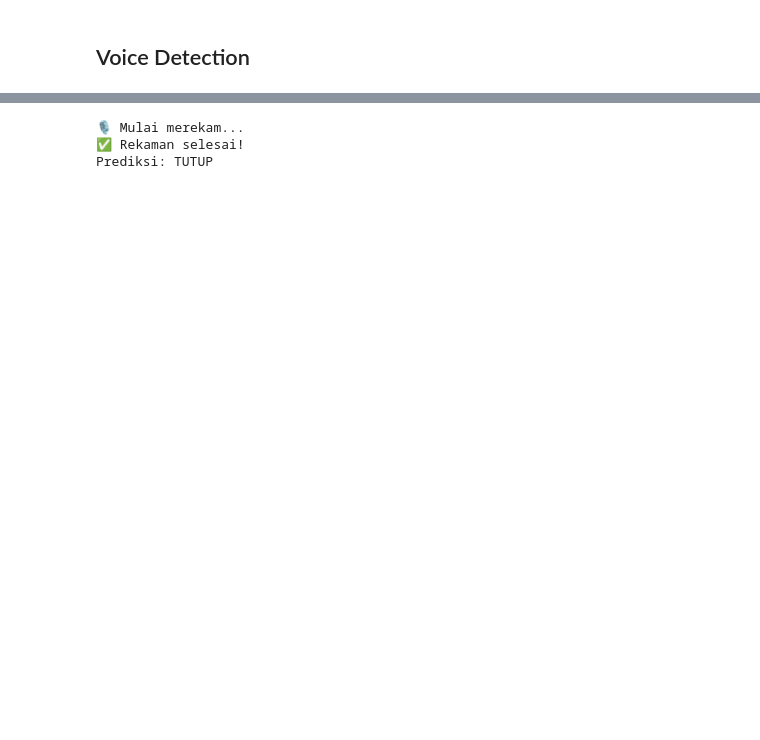
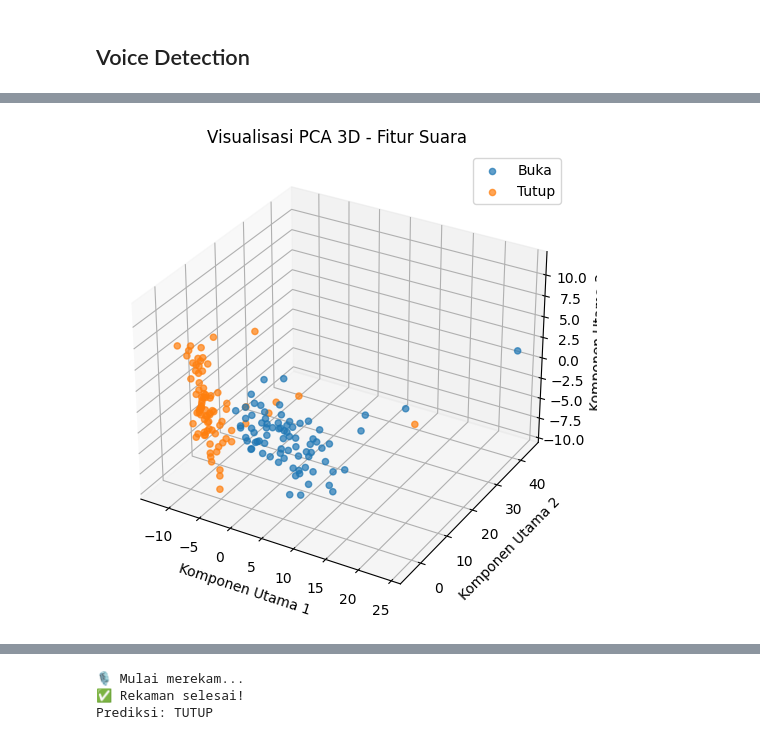
Before and after one commit to Mufid-031/PSD, a Jupyter notebook: proyek-sains-data/voiceDetection.ipynb, the cells around one changed output, grey strips where cells are left out. Cells and saved outputs as stored; diff of their text form; code cells hidden in the pictures; blank space fills up the shorter version.

```diff
--- a/proyek-sains-data/voiceDetection.ipynb
+++ b/proyek-sains-data/voiceDetection.ipynb
@@ -72,0 +99,34 @@ weighted avg       0.95      0.95      0.95        41
+# %%
+# ==================================================
+# 🔹 PCA 3D
+# ==================================================
+from mpl_toolkits.mplot3d import Axes3D
+
+pca_3d = PCA(n_components=3)
+X_pca_3d = pca_3d.fit_transform(X_train_scaled)
+
+fig = plt.figure(figsize=(8, 6))
+ax = fig.add_subplot(111, projection='3d')
+
+ax.scatter(
+    X_pca_3d[y_train == 0, 0],
+    X_pca_3d[y_train == 0, 1],
+    X_pca_3d[y_train == 0, 2],
+    label="Buka",
+    alpha=0.7
+)
+ax.scatter(
+    X_pca_3d[y_train == 1, 0],
+    X_pca_3d[y_train == 1, 1],
+    X_pca_3d[y_train == 1, 2],
+    label="Tutup",
+    alpha=0.7
+)
+ax.set_title("Visualisasi PCA 3D - Fitur Suara")
+ax.set_xlabel("Komponen Utama 1")
+ax.set_ylabel("Komponen Utama 2")
+ax.set_zlabel("Komponen Utama 3")
+ax.legend()
+plt.show()
+# %% [output]
+[figure, added]
```
Also changed, not shown: parts of 5 cells of this notebook, 2 other files.
